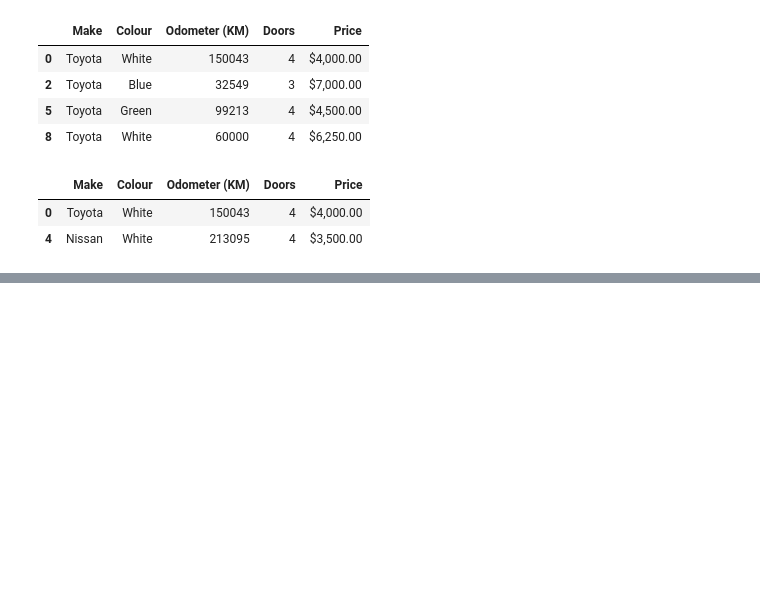
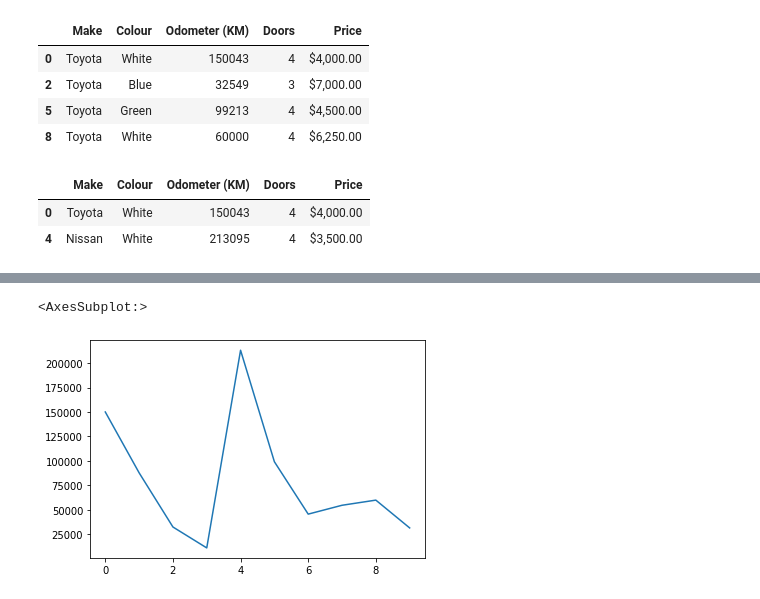
Before and after one commit to vfmas15/ml_bootcamp_zerotomastery, a Jupyter notebook: introduction-to-pandas.ipynb, the cells around one changed output, grey strips where cells are left out. Cells and saved outputs as stored; diff of their text form; code cells hidden in the pictures; blank space fills up the shorter version.

```diff
--- a/introduction-to-pandas.ipynb
+++ b/introduction-to-pandas.ipynb
@@ -305,0 +328,5 @@ car_sales[car_sales['Odometer (KM)'] > 100000]
+# %%
+car_sales["Odometer (KM)"].plot()
+# %% [output]
+<AxesSubplot:>
+[figure, added]
```
Also changed, not shown: parts of 13 cells of this notebook, 1 other file.
